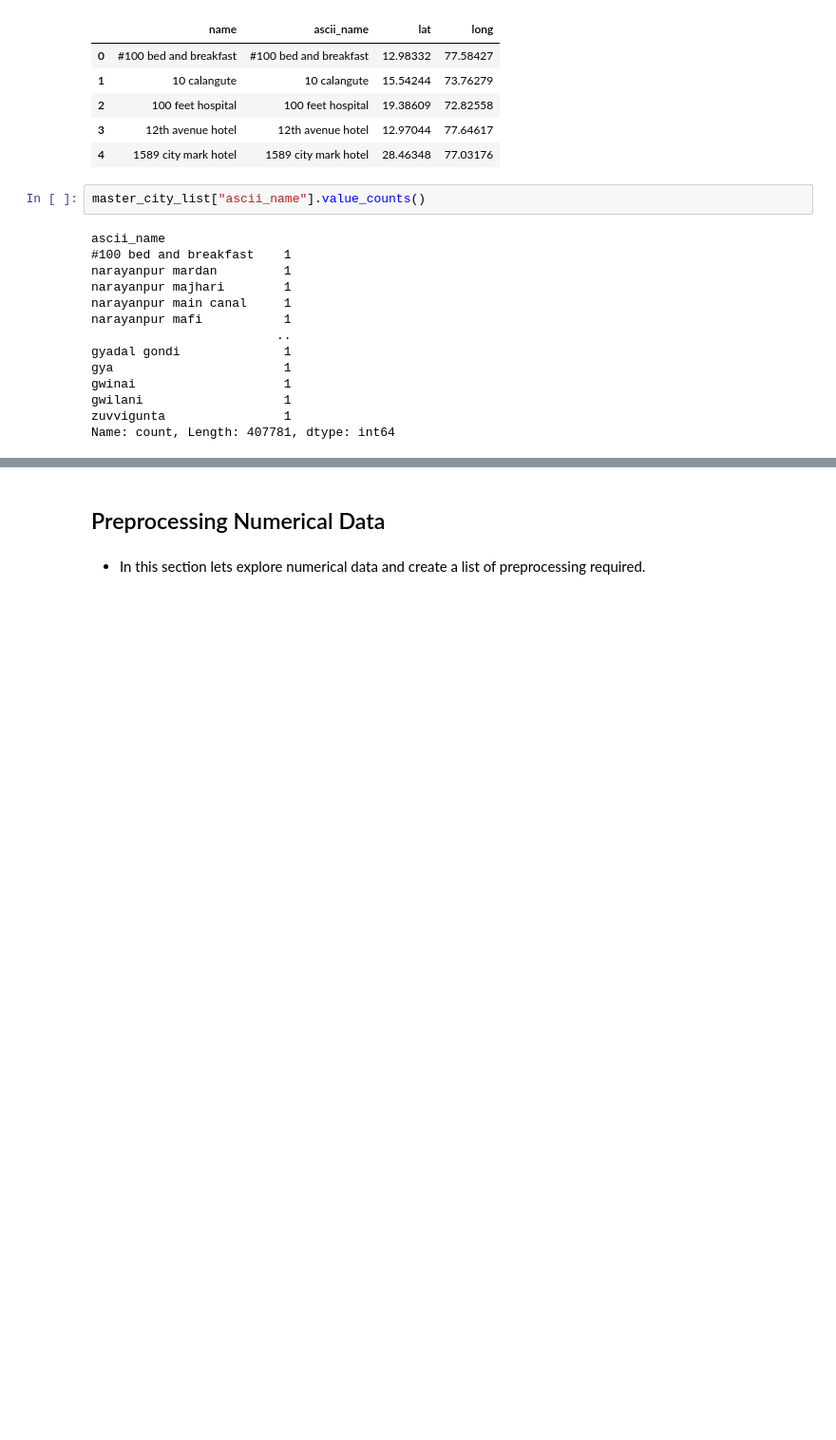
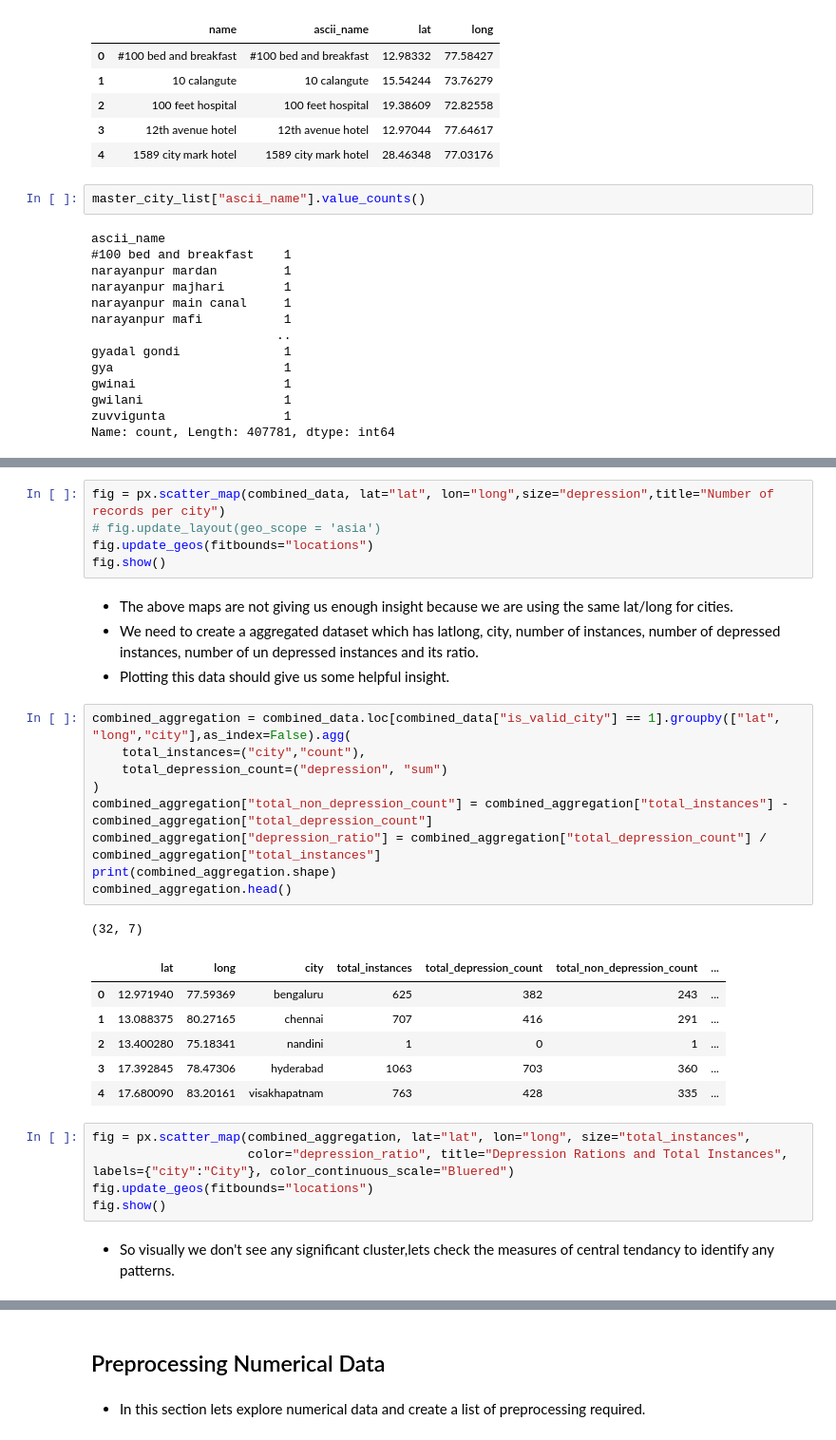
Before and after one commit to gaurangdave/mental_health_ml, a Jupyter notebook: notebooks/02_data_preparation.ipynb, the cells around one changed output, grey strips where cells are left out. Shown at 95% size. Saved outputs shown, nothing was run; the diff lists cells and outputs as text; blank space fills up the shorter version.

```diff
--- a/notebooks/02_data_preparation.ipynb
+++ b/notebooks/02_data_preparation.ipynb
@@ -872,0 +1000,33 @@ Name: count, dtype: int64
+# %%
+fig = px.scatter_map(combined_data, lat="lat", lon="long",size="depression",title="Number of records per city")
+# fig.update_layout(geo_scope = 'asia')
+fig.update_geos(fitbounds="locations")
+fig.show()
+# %% [markdown]
+* The above maps are not giving us enough insight because we are using the same lat/long for cities.
+* We need to create a aggregated dataset which has latlong, city, number of instances, number of depressed instances, number of un depressed instances and its ratio.
+* Plotting this data should give us some helpful insight.
+# %%
+combined_aggregation = combined_data.loc[combined_data["is_valid_city"] == 1].groupby(["lat", "long","city"],as_index=False).agg(
+    total_instances=("city","count"),
+    total_depression_count=("depression", "sum")
+)
+combined_aggregation["total_non_depression_count"] = combined_aggregation["total_instances"] - combined_aggregation["total_depression_count"]
+combined_aggregation["depression_ratio"] = combined_aggregation["total_depression_count"] / combined_aggregation["total_instances"]
+print(combined_aggregation.shape)
+combined_aggregation.head()
+# %% [output]
+(32, 7)
+|  | lat | long | city | total_instances | total_depression_count | total_non_depression_count | ... |
+| 0 | 12.971940 | 77.59369 | bengaluru | 625 | 382 | 243 | ... |
+| 1 | 13.088375 | 80.27165 | chennai | 707 | 416 | 291 | ... |
+| 2 | 13.400280 | 75.18341 | nandini | 1 | 0 | 1 | ... |
+| 3 | 17.392845 | 78.47306 | hyderabad | 1063 | 703 | 360 | ... |
+| 4 | 17.680090 | 83.20161 | visakhapatnam | 763 | 428 | 335 | ... |
+# %%
+fig = px.scatter_map(combined_aggregation, lat="lat", lon="long", size="total_instances",
+                     color="depression_ratio", title="Depression Rations and Total Instances", labels={"city":"City"}, color_continuous_scale="Bluered")
+fig.update_geos(fitbounds="locations")
+fig.show()
+# %% [markdown]
+* So visually we don't see any significant cluster,lets check the measures of central tendancy to identify any patterns.
```
Also changed, not shown: parts of 21 cells of this notebook.
